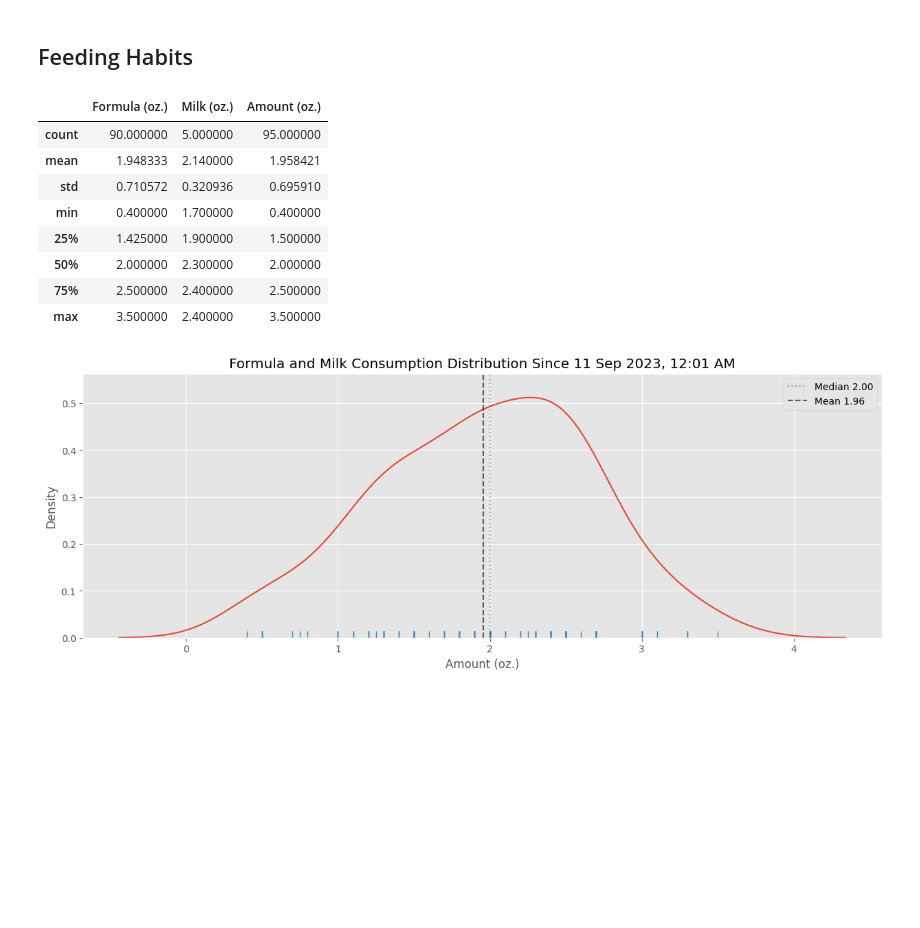
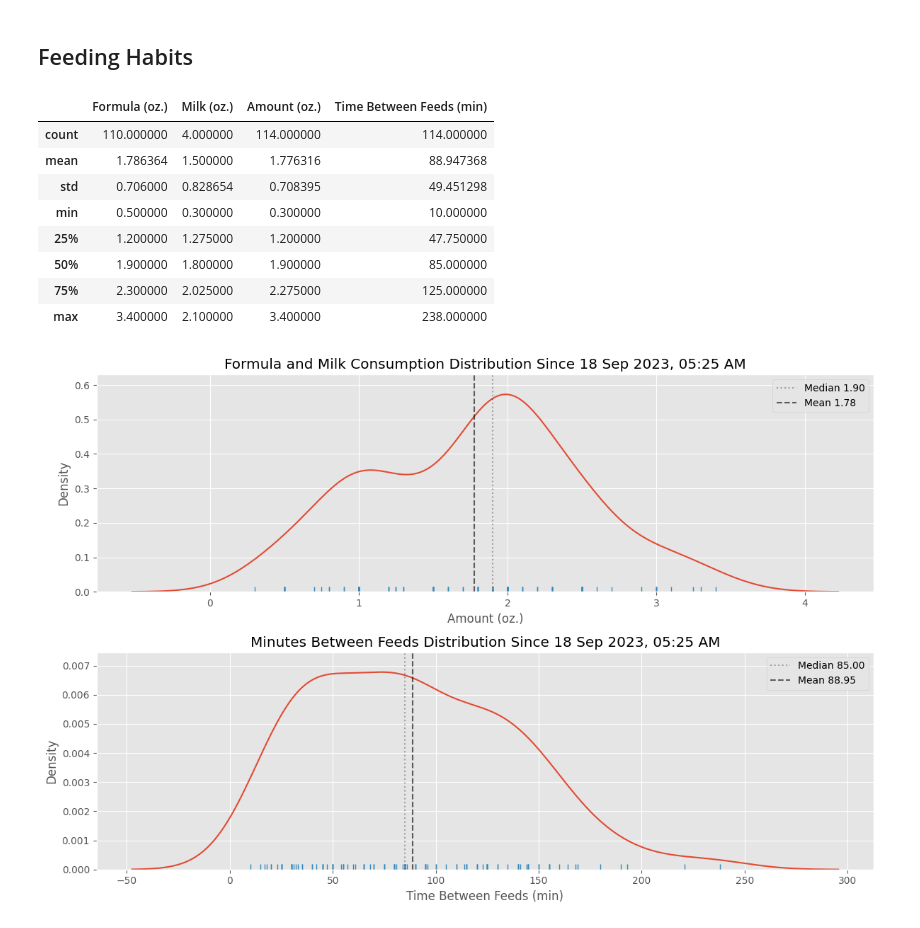
Before and after one commit to jgalloway42/andrews_baby_tracker, a Jupyter notebook: notebooks/andrews_data.ipynb, the cells around one changed output. Saved outputs shown, nothing was run; the diff lists cells and outputs as text; code cells hidden in the pictures; blank space fills up the shorter version.

```diff
--- a/notebooks/andrews_data.ipynb
+++ b/notebooks/andrews_data.ipynb
@@ -112,38 +112,67 @@ _=plt.savefig(os.path.join(figure_path,'weight.png'))
 # %%
 to_analyze = timedelta(days=7)
 feeding_df = (pd.concat((get_data(files_dict['Andrew_formula']).rename(columns={'Amount (oz.)':'Formula (oz.)'}),
                         get_data(files_dict['Andrew_expressed']).rename(columns={'Amount (oz.)':'Milk (oz.)'})),axis=1)
                         .drop(columns=['Note'])
                         .assign(Amount = lambda x: x['Formula (oz.)'].fillna(x['Milk (oz.)']))
                         .rename(columns={'Amount':'Amount (oz.)'})
                         .sort_index())
 
 feeding_df['hour_of_day'] = [x.hour for x in feeding_df.index]
+feeding_df['Time Between Feeds (min)'] = feeding_df.index
+feeding_df['Time Between Feeds (min)'] = feeding_df['Time Between Feeds (min)'].diff().fillna(timedelta(seconds=0))
+feeding_df['Time Between Feeds (min)'] = feeding_df['Time Between Feeds (min)'].apply(lambda x: x.seconds//60)
+
+# analyze recent data
 start_date = (feeding_df.index[-1] - to_analyze)
 analysis_flt = feeding_df.index > start_date
-feeding_df['rolling mean'] = feeding_df['Amount (oz.)'].rolling(to_analyze).mean()
-feeding_df['rolling median'] = feeding_df['Amount (oz.)'].rolling(to_analyze).median()
+feeding_df['rolling mean amount'] = feeding_df['Amount (oz.)'].rolling(to_analyze).mean()
+feeding_df['rolling median amount'] = feeding_df['Amount (oz.)'].rolling(to_analyze).median()
+
+feeding_df['rolling mean time between feeds'] = feeding_df['Time Between Feeds (min)'].rolling(to_analyze).mean()
+feeding_df['rolling median time between feeds'] = feeding_df['Time Between Feeds (min)'].rolling(to_analyze).median()
+
+
+
 stats = feeding_df.loc[analysis_flt].describe()
-display(stats[['Formula (oz.)','Milk (oz.)','Amount (oz.)']])
+display(stats[['Formula (oz.)','Milk (oz.)','Amount (oz.)','Time Between Feeds (min)']])
 mean = stats.at['mean','Amount (oz.)']
 median = stats.at['50%','Amount (oz.)']
-ax=sns.kdeplot(data=feeding_df.loc[analysis_flt],x='Amount (oz.)')
+mean_time = stats.at['mean','Time Between Feeds (min)']
+median_time = stats.at['50%','Time Between Feeds (min)']
+
+
+# plot
+f,axes = plt.subplots(ncols=1,nrows=2,figsize=(12,8))
+ax1,ax2 = axes.ravel()
+ax=sns.kdeplot(data=feeding_df.loc[analysis_flt],x='Amount (oz.)',ax=ax1)
 ax=sns.rugplot(data=feeding_df.loc[analysis_flt],x='Amount (oz.)',ax=ax)
 ax.axvline(median,color='k',linestyle='dotted',label=f'Median {median:0.2f}',alpha=0.3)
 ax.axvline(mean,color='k',linestyle='dashed',label=f'Mean {mean:0.2f}',alpha=0.6)
 ax.legend()
 s = datetime.strftime(start_date,'%d %b %Y, %I:%M %p')
 ax.set_title(f'Formula and Milk Consumption Distribution Since {s}')
+
+ax=sns.kdeplot(data=feeding_df.loc[analysis_flt],x='Time Between Feeds (min)',ax=ax2)
+ax=sns.rugplot(data=feeding_df.loc[analysis_flt],x='Time Between Feeds (min)',ax=ax)
+ax.axvline(median_time,color='k',linestyle='dotted',label=f'Median {median_time:0.2f}',alpha=0.3)
+ax.axvline(mean_time,color='k',linestyle='dashed',label=f'Mean {mean_time:0.2f}',alpha=0.6)
+ax.legend()
+s = datetime.strftime(start_date,'%d %b %Y, %I:%M %p')
+ax.set_title(f'Minutes Between Feeds Distribution Since {s}')
+
+plt.tight_layout()
+
 _=plt.savefig(os.path.join(figure_path,'feeding_distribution.png'))
 # %% [output]
-|  | Formula (oz.) | Milk (oz.) | Amount (oz.) |
-| count | 90.000000 | 5.000000 | 95.000000 |
-| mean | 1.948333 | 2.140000 | 1.958421 |
-| std | 0.710572 | 0.320936 | 0.695910 |
-| min | 0.400000 | 1.700000 | 0.400000 |
-| 25% | 1.425000 | 1.900000 | 1.500000 |
-| 50% | 2.000000 | 2.300000 | 2.000000 |
-| 75% | 2.500000 | 2.400000 | 2.500000 |
-| max | 3.500000 | 2.400000 | 3.500000 |
+|  | Formula (oz.) | Milk (oz.) | Amount (oz.) | Time Between Feeds (min) |
+| count | 110.000000 | 4.000000 | 114.000000 | 114.000000 |
+| mean | 1.786364 | 1.500000 | 1.776316 | 88.947368 |
+| std | 0.706000 | 0.828654 | 0.708395 | 49.451298 |
+| min | 0.500000 | 0.300000 | 0.300000 | 10.000000 |
+| 25% | 1.200000 | 1.275000 | 1.200000 | 47.750000 |
+| 50% | 1.900000 | 1.800000 | 1.900000 | 85.000000 |
+| 75% | 2.300000 | 2.025000 | 2.275000 | 125.000000 |
+| max | 3.400000 | 2.100000 | 3.400000 | 238.000000 |
-[figure, old version]
+[figure, new version]
 # %%
```
Also changed, not shown: parts of 6 cells of this notebook, 6 other files.
